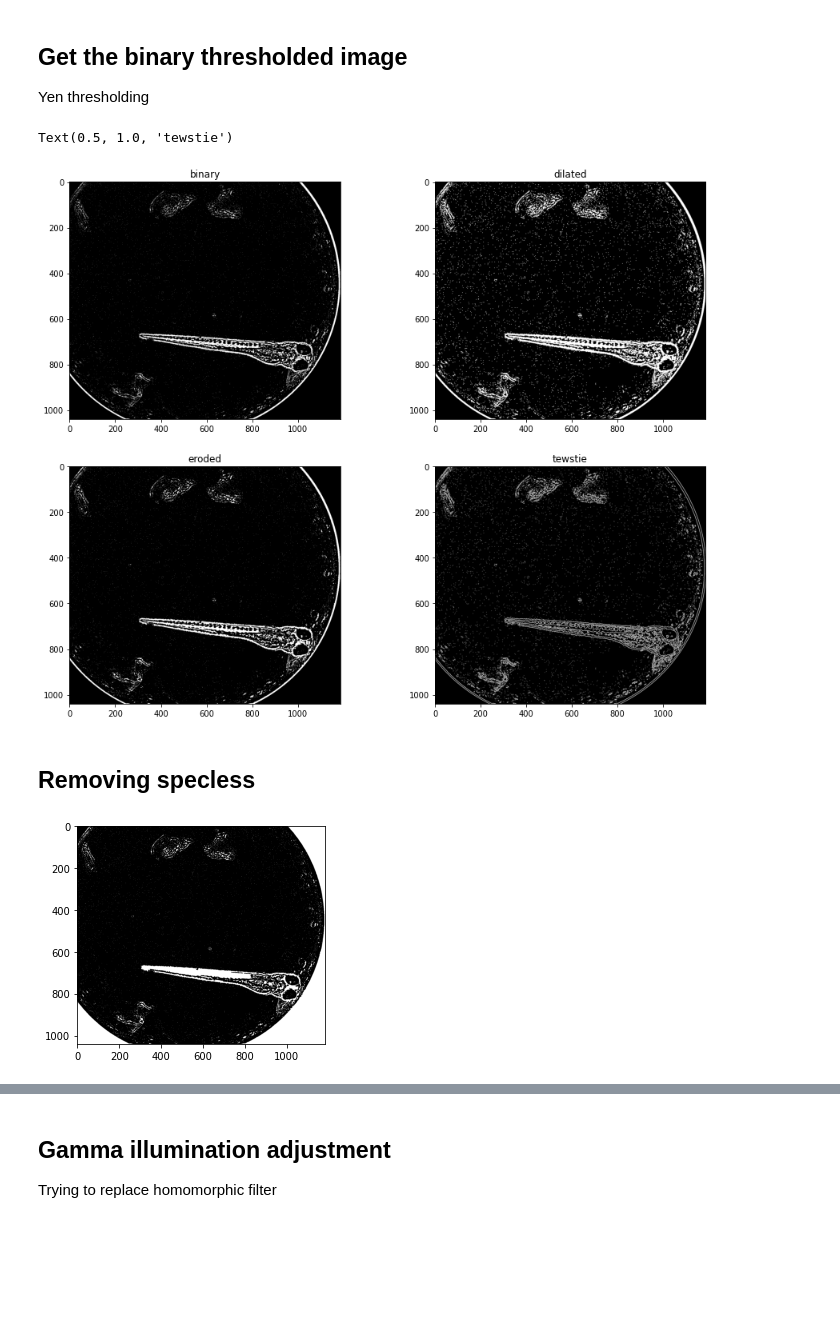
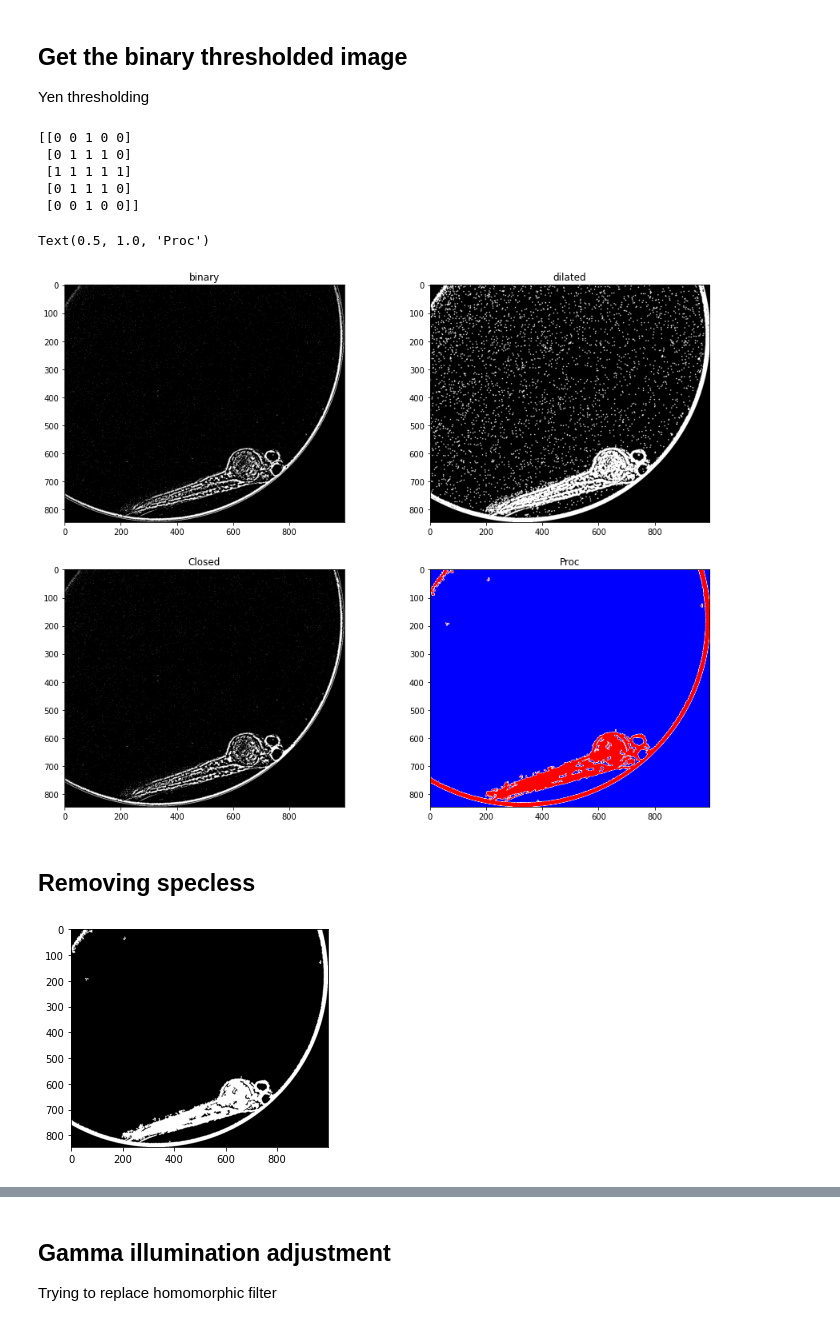
Before and after one commit to gimesia/zebrafisher, a Jupyter notebook: __docs/__notebooks/get_poss_fish_pipe.ipynb, the cells around one changed output, grey strips where cells are left out. Drawn from its saved outputs; the diff is of its cells as text; code cells hidden in the pictures; blank space fills up the shorter version.

Commit message:
feat: fish labeling and mask (notebook)

```diff
--- a/__docs/__notebooks/get_poss_fish_pipe.ipynb
+++ b/__docs/__notebooks/get_poss_fish_pipe.ipynb
@@ -52,8 +52,8 @@ then equalized the resulting image
 from skimage.morphology import dilation, erosion, square
 from skimage.exposure import equalize_hist
 # %%
-specless = fishy.well_props.mask.cropped_gray
-hpf = specless - cv.GaussianBlur(specless, (21, 21), 3) + 127
+speckless = fishy.well_props.mask.cropped_gray
+hpf = speckless - cv.GaussianBlur(speckless, (21, 21), 3) + 127
 equalized = equalize_hist(hpf)
 
 equalized = np.multiply(equalized, fishy.well_props.mask.cropped)
@@ -61,7 +61,6 @@ equalized = np.multiply(equalized, fishy.well_props.mask.cropped)
 fig, ax = plt.subplots(nrows=2, ncols=3, figsize=(15, 10))
 
 se = square(3)
-print(se)
 
 ax[0, 0].imshow(hpf, 'gray')
 ax[0, 1].hist(hpf.ravel(), bins=256)
@@ -129,54 +122,61 @@ plt.show()
 
 Yen thresholding
 # %%
+from skimage.segmentation import mark_boundaries
 from skimage.filters.edges import sobel
-from skimage.morphology import disk
+from skimage.morphology import disk, remove_small_objects, remove_small_holes
 from skimage.filters.thresholding import threshold_local, threshold_yen
 
 thresh = threshold_yen(equalized)
 binary = equalized > thresh
 fig, ax = plt.subplots(nrows=2, ncols=2, figsize=(15, 12))
 
-dilated = morphology.binary_dilation(binary)
+se = disk(2)
+print(se)
+
+dilated = morphology.binary_dilation(binary, footprint=se)
 eroded = morphology.binary_erosion(dilated)
 
 # closed = morphology.binary_closing(binary)
 size = fishy.well_props.mask.cropped_gray.size * 0.1
 closed = morphology.area_closing(binary, size)
 
-"""testie = morphology.remove_small_objects(dilated)
-"""
+no_speckles = remove_small_objects(remove_small_holes(dilated, connectivity=1, area_threshold=100))
+
+sob = sobel(closed)
+mark_b = mark_boundaries(sob, binary)
+
 ax[0, 0].imshow(binary, 'gray')
 ax[0, 0].set_title('binary')
+
 ax[0, 1].imshow(dilated, 'gray')
 ax[0, 1].set_title('dilated')
-ax[1, 0].imshow(eroded, 'gray')
-ax[1, 0].set_title('eroded')
-ax[1, 1].imshow(sobel(eroded), 'gray')
-ax[1, 1].set_title('tewstie')
+
+ax[1, 0].imshow(closed, 'gray')
+ax[1, 0].set_title('Closed')
+
+ax[1, 1].imshow(no_speckles, 'bwr')
+ax[1, 1].set_title('Proc')
 # %% [output]
-Text(0.5, 1.0, 'tewstie')
+[[0 0 1 0 0]
+ [0 1 1 1 0]
+ [1 1 1 1 1]
+ [0 1 1 1 0]
+ [0 0 1 0 0]]
+Text(0.5, 1.0, 'Proc')
-[figure, old version]
+[figure, new version]
 # %% [markdown]
 ## Removing specless
 # %%
 import numpy as np
 import matplotlib.pyplot as plt
-import skimage.morphology, skimage.data
+import skimage.morphology
 
-testie = morphology.remove_small_holes(eroded, size)
+speckless = no_speckles.copy()
 
-specless = testie
-size_th = specless.size * 0.001
+size_th = speckless.size * 0.1
 
-# specless = morphology.remove_small_objects(testie, size_th)
-"""
-labels = skimage.morphology.label(specless)
-labelCount = np.bincount(labels.ravel())
-background = np.argmax(labelCount)
-specless[labels != background] = 255
-"""
-plt.imshow(specless, 'gray')
+plt.imshow(speckless, 'gray')
 plt.show()
 # %% [output]
-[figure, old version]
+[figure, new version]
```
Also changed, not shown: parts of 19 cells of this notebook, 2 other files.
